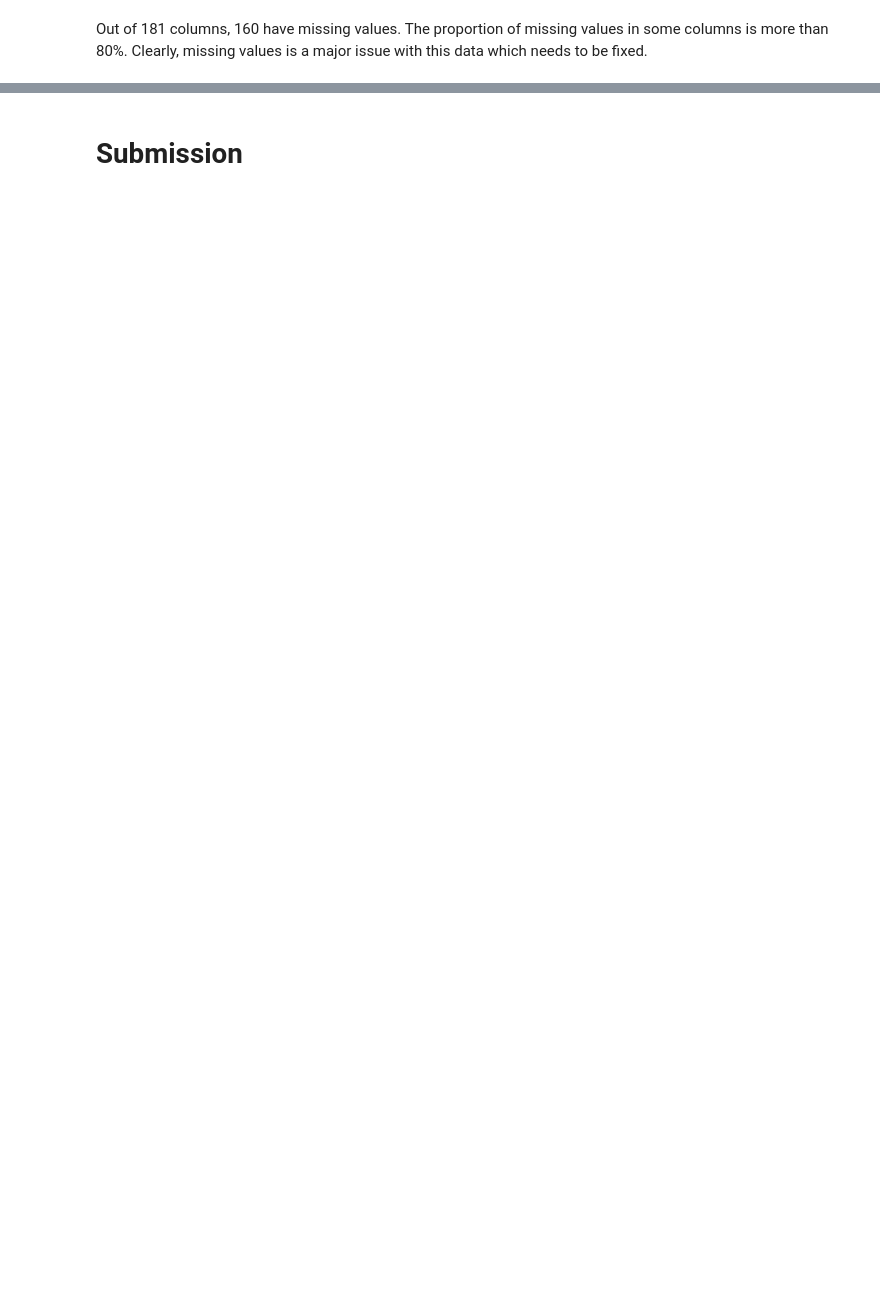
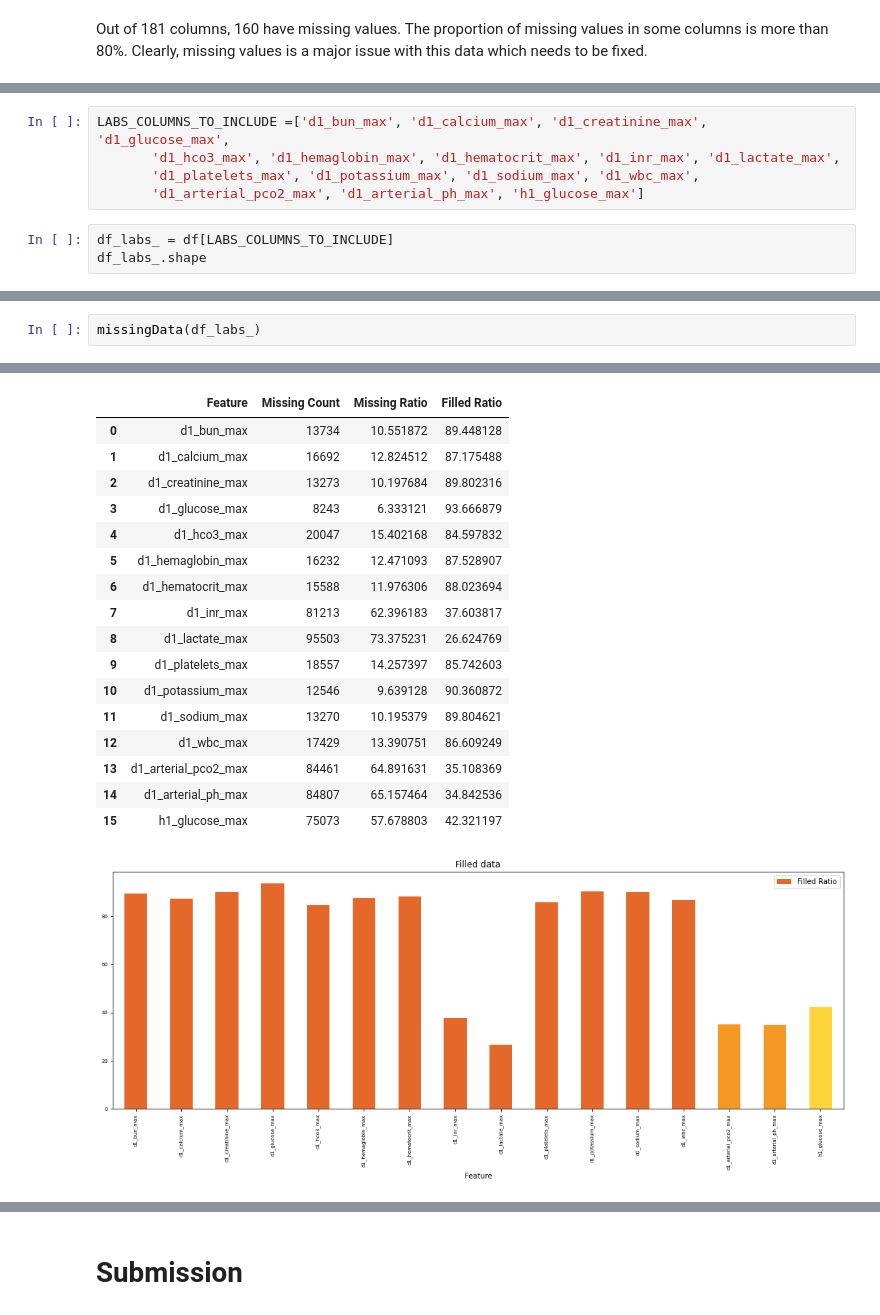
Before and after one commit to sreedevigattu/wids2021, a Jupyter notebook: model.ipynb, the cells around one changed output, grey strips where cells are left out. Cells and saved outputs as stored; diff of their text form; blank space fills up the shorter version.

```diff
--- a/model.ipynb
+++ b/model.ipynb
@@ -836,0 +778,8 @@ Time taken: 0:01:02.441190
+# %%
+LABS_COLUMNS_TO_INCLUDE =['d1_bun_max', 'd1_calcium_max', 'd1_creatinine_max', 'd1_glucose_max',
+       'd1_hco3_max', 'd1_hemaglobin_max', 'd1_hematocrit_max', 'd1_inr_max', 'd1_lactate_max',
+       'd1_platelets_max', 'd1_potassium_max', 'd1_sodium_max', 'd1_wbc_max',
+       'd1_arterial_pco2_max', 'd1_arterial_ph_max', 'h1_glucose_max']
+# %%
+df_labs_ = df[LABS_COLUMNS_TO_INCLUDE]
+df_labs_.shape
@@ -836,0 +820,3 @@ Time taken: 0:01:02.441190
+# %%
+missingData(df_labs_)
+# %% [output]
@@ -836,0 +842,18 @@ Time taken: 0:01:02.441190
+|  | Feature | Missing Count | Missing Ratio | Filled Ratio |
+| 0 | d1_bun_max | 13734 | 10.551872 | 89.448128 |
+| 1 | d1_calcium_max | 16692 | 12.824512 | 87.175488 |
+| 2 | d1_creatinine_max | 13273 | 10.197684 | 89.802316 |
+| 3 | d1_glucose_max | 8243 | 6.333121 | 93.666879 |
+| 4 | d1_hco3_max | 20047 | 15.402168 | 84.597832 |
+| 5 | d1_hemaglobin_max | 16232 | 12.471093 | 87.528907 |
+| 6 | d1_hematocrit_max | 15588 | 11.976306 | 88.023694 |
+| 7 | d1_inr_max | 81213 | 62.396183 | 37.603817 |
+| 8 | d1_lactate_max | 95503 | 73.375231 | 26.624769 |
+| 9 | d1_platelets_max | 18557 | 14.257397 | 85.742603 |
+| 10 | d1_potassium_max | 12546 | 9.639128 | 90.360872 |
+| 11 | d1_sodium_max | 13270 | 10.195379 | 89.804621 |
+| 12 | d1_wbc_max | 17429 | 13.390751 | 86.609249 |
+| 13 | d1_arterial_pco2_max | 84461 | 64.891631 | 35.108369 |
+| 14 | d1_arterial_ph_max | 84807 | 65.157464 | 34.842536 |
+| 15 | h1_glucose_max | 75073 | 57.678803 | 42.321197 |
+[figure, added]
```
Also changed, not shown: parts of 128 cells of this notebook.
